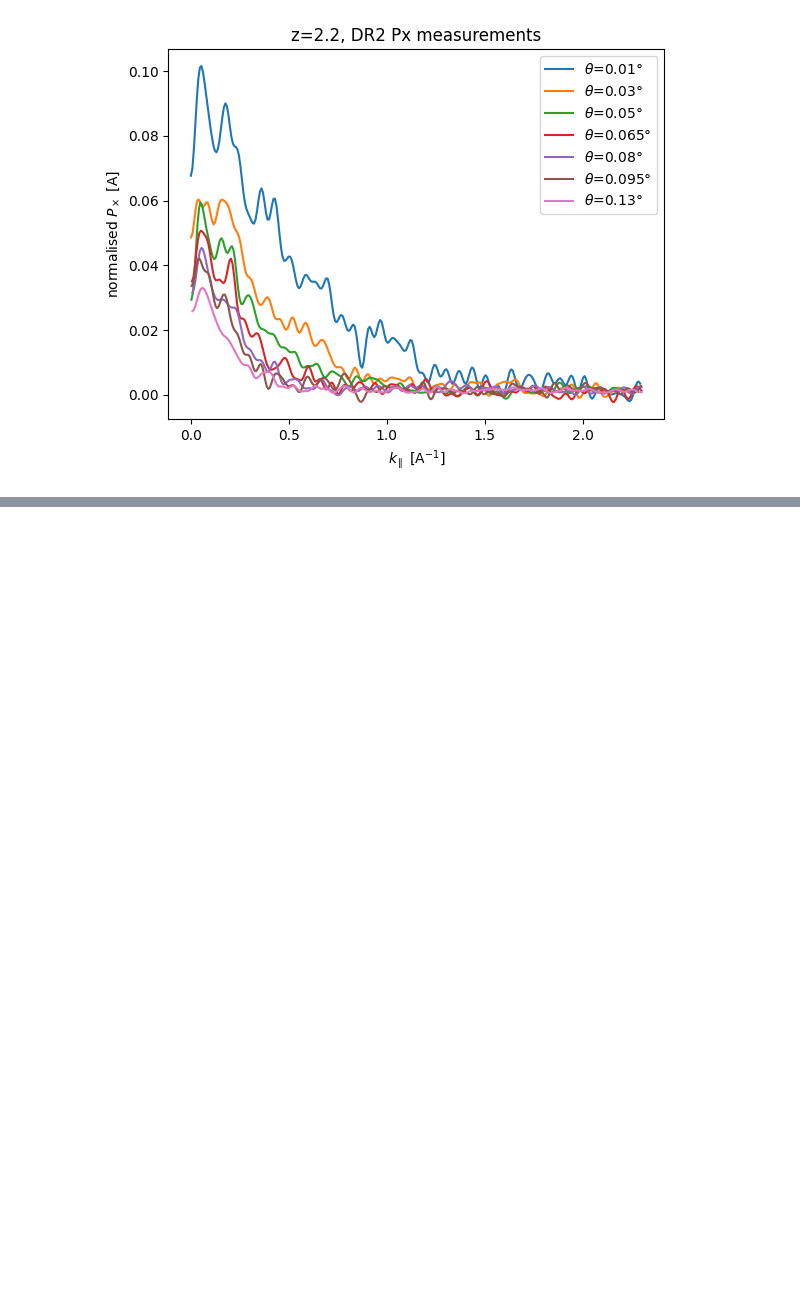
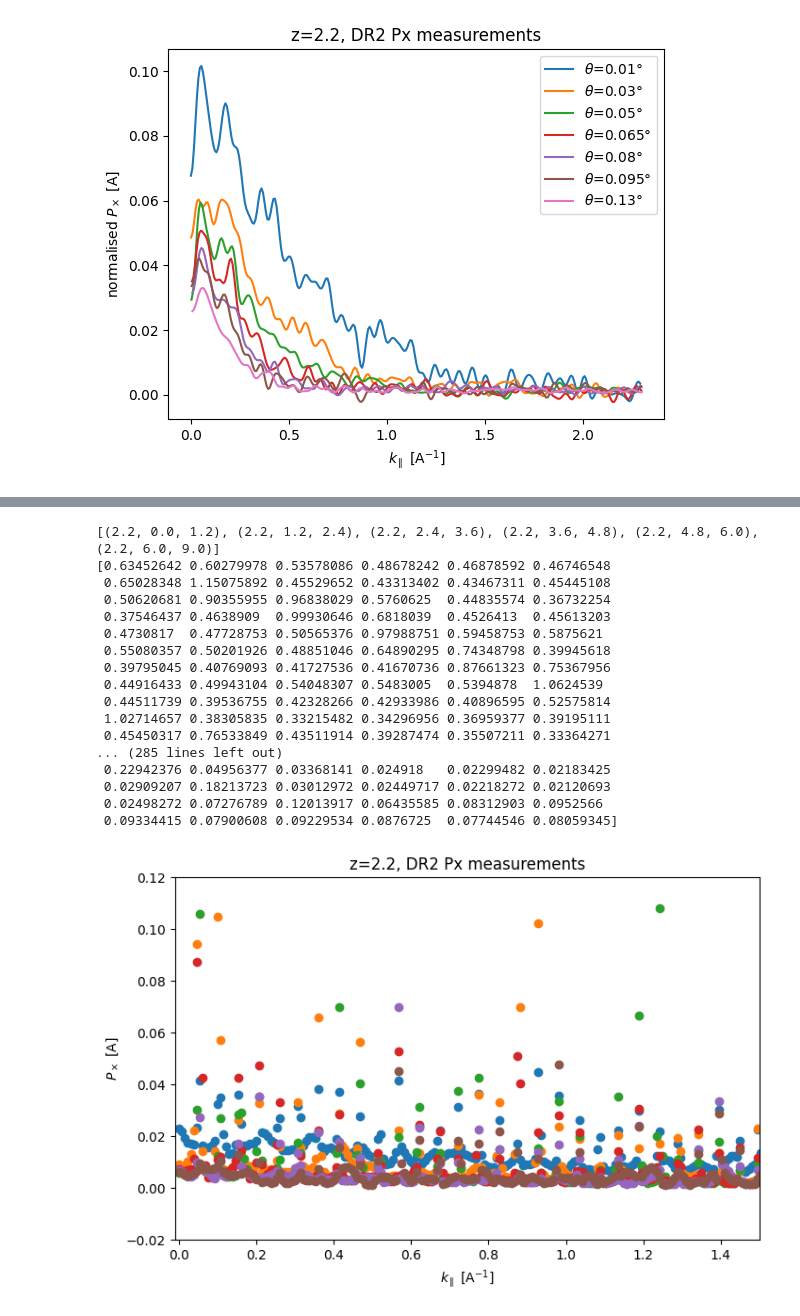
Before and after one commit to sindhusatyavolu/Lya_Px, a Jupyter notebook: notebooks/compare_Gaussian_skewers.ipynb, the cells around one changed output, grey strips where cells are left out. Cells and saved outputs as stored; diff of their text form; code cells hidden in the pictures; blank space fills up the shorter version.

```diff
--- a/notebooks/compare_Gaussian_skewers.ipynb
+++ b/notebooks/compare_Gaussian_skewers.ipynb
@@ -464,2 +465,40 @@ for key in sorted(zbin_to_keys[z_bin], key=lambda k: k[1]):  # sort by theta_min
+# %%
+plt.figure(figsize=(8, 5))
+z_bin = 2.2
+print(zbin_to_keys[z_bin])
+for key in sorted(zbin_to_keys[z_bin], key=lambda k: k[1]):  # sort by theta_min
+    estnorm = Px_dr2.calculate_estnorm(Px_dr2.px_weights[key], fft_avg_res, L)
+    px = Px_dr2.px[key][:300]*estnorm[:300]
+    arcmin_to_deg = 1/60
+    #plt.plot(Px_dr2.k_arr[:300], px,label= f"θ: {key[1]*arcmin_to_deg:.2f}–{key[2]*arcmin_to_deg:.2f} deg")
+    diag_cov = np.sqrt(np.diag(Px_dr2.covariance[key]))
+    print(diag_cov[:300])
+    #plt.errorbar(Px_dr2.k_arr[:300], px, yerr=estnorm[:300]*diag_cov[:300], alpha=1.0,label=f"θ: {key[1]:.1f}–{key[2]:.1f} arcmin")
+    plt.scatter(Px_dr2.k_arr[:300],estnorm[:300]*diag_cov[:300])
+    plt.legend(frameon=False)
+    plt.xlabel(r"$k_\parallel$ [A$^{-1}$]")
+    plt.ylabel(r"$P_\times$ [A]")
+    plt.xlim(-0.01,1.5)
+    plt.ylim(-0.02,0.12)
+    plt.title(f'z={z_bin}, DR2 Px measurements')
+# %% [output]
+[(2.2, 0.0, 1.2), (2.2, 1.2, 2.4), (2.2, 2.4, 3.6), (2.2, 3.6, 4.8), (2.2, 4.8, 6.0), (2.2, 6.0, 9.0)]
+[0.63452642 0.60279978 0.53578086 0.48678242 0.46878592 0.46746548
+ 0.65028348 1.15075892 0.45529652 0.43313402 0.43467311 0.45445108
+ 0.50620681 0.90355955 0.96838029 0.5760625  0.44835574 0.36732254
+ 0.37546437 0.4638909  0.99930646 0.6818039  0.4526413  0.45613203
+ 0.4730817  0.47728753 0.50565376 0.97988751 0.59458753 0.5875621
+ 0.55080357 0.50201926 0.48851046 0.64890295 0.74348798 0.39945618
+ 0.39795045 0.40769093 0.41727536 0.41670736 0.87661323 0.75367956
+ 0.44916433 0.49943104 0.54048307 0.5483005  0.5394878  1.0624539
+ 0.44511739 0.39536755 0.42328266 0.42933986 0.40896595 0.52575814
+ 1.02714657 0.38305835 0.33215482 0.34296956 0.36959377 0.39195111
+ 0.45450317 0.76533849 0.43511914 0.39287474 0.35507211 0.33364271
+... (285 lines left out)
+ 0.22942376 0.04956377 0.03368141 0.024918   0.02299482 0.02183425
+ 0.02909207 0.18213723 0.03012972 0.02449717 0.02218272 0.02120693
+ 0.02498272 0.07276789 0.12013917 0.06435585 0.08312903 0.0952566
+ 0.09334415 0.07900608 0.09229534 0.0876725  0.07744546 0.08059345]
+[figure, added]
 # %%
 Px_mocks  = Px_meas()
```
Also changed, not shown: parts of 12 cells of this notebook, 4 other files.
